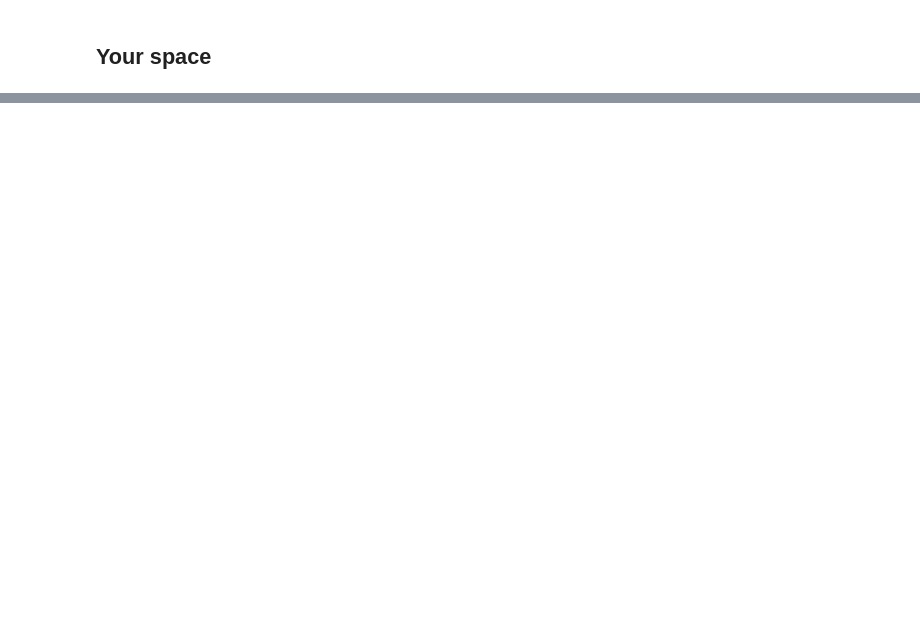
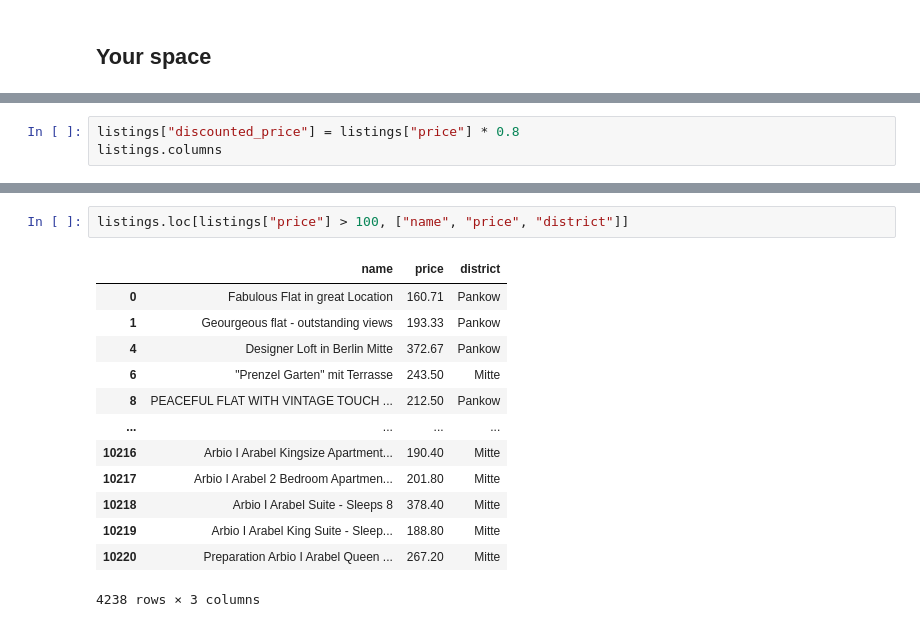
Before and after one commit to khoadaniel/statistical-programming-mpmd-htw-ws-2026, a Jupyter notebook: sessions/00-playground/playground.ipynb, the cells around one changed output, grey strips where cells are left out. Cells and saved outputs as stored; diff of their text form; blank space fills up the shorter version.

```diff
--- a/sessions/00-playground/playground.ipynb
+++ b/sessions/00-playground/playground.ipynb
@@ -26,0 +189,3 @@ listings.head()
+# %%
+listings["discounted_price"] = listings["price"] * 0.8
+listings.columns
@@ -26,0 +234,16 @@ listings.head()
+# %%
+listings.loc[listings["price"] > 100, ["name", "price", "district"]]
+# %% [output]
+|  | name | price | district |
+| 0 | Fabulous Flat in great Location | 160.71 | Pankow |
+| 1 | Geourgeous flat - outstanding views | 193.33 | Pankow |
+| 4 | Designer Loft in Berlin Mitte | 372.67 | Pankow |
+| 6 | "Prenzel Garten" mit Terrasse | 243.50 | Mitte |
+| 8 | PEACEFUL FLAT WITH VINTAGE TOUCH ... | 212.50 | Pankow |
+| ... | ... | ... | ... |
+| 10216 | Arbio I Arabel Kingsize Apartment... | 190.40 | Mitte |
+| 10217 | Arbio I Arabel 2 Bedroom Apartmen... | 201.80 | Mitte |
+| 10218 | Arbio I Arabel Suite - Sleeps 8 | 378.40 | Mitte |
+| 10219 | Arbio I Arabel King Suite - Sleep... | 188.80 | Mitte |
+| 10220 | Preparation Arbio I Arabel Queen ... | 267.20 | Mitte |
+4238 rows × 3 columns
```
Also changed, not shown: parts of 27 cells of this notebook, 44 other files.
